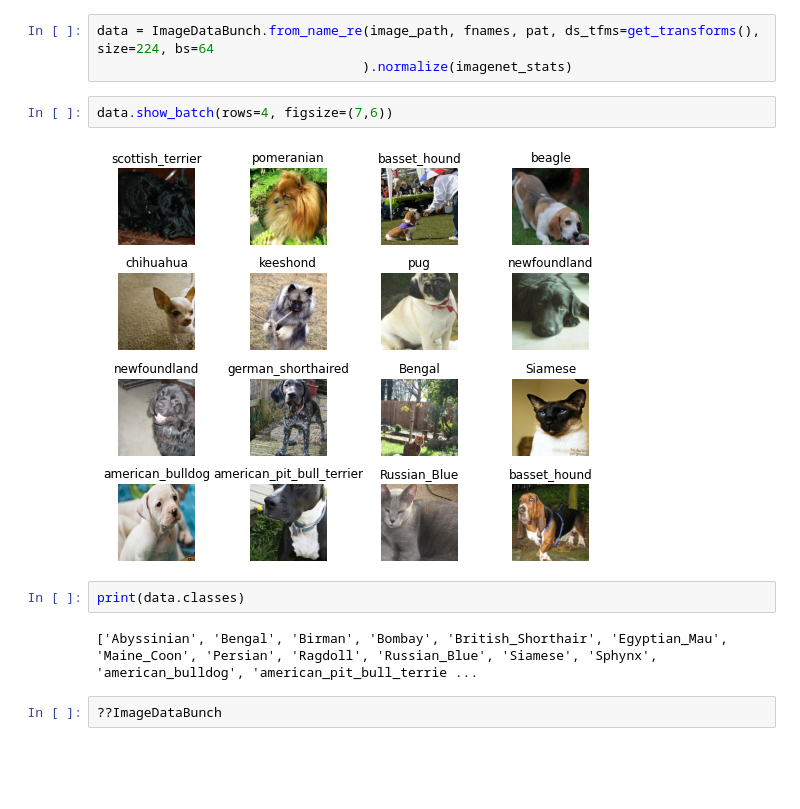
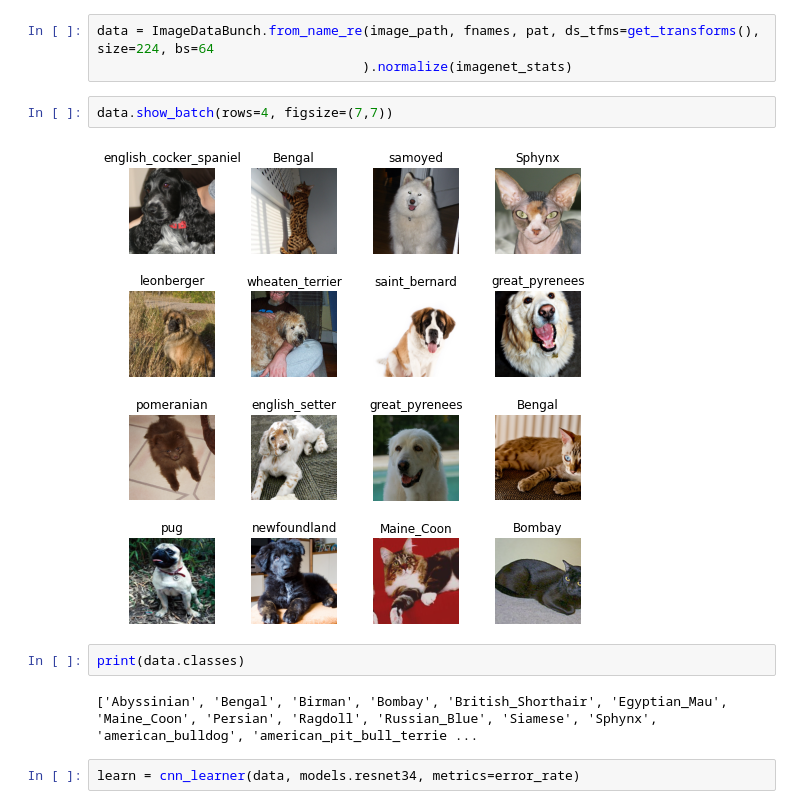
Before and after one commit to patchu-madathil/FastAI, a Jupyter notebook: catsanddogs.ipynb, the cells around one changed output. Saved outputs shown, nothing was run; the diff lists cells and outputs as text; blank space fills up the shorter version.

```diff
--- a/catsanddogs.ipynb
+++ b/catsanddogs.ipynb
@@ -25,12 +28,12 @@ pat = r'/([^/]+)_\d+.jpg$'
 data = ImageDataBunch.from_name_re(image_path, fnames, pat, ds_tfms=get_transforms(), size=224, bs=64
                                   ).normalize(imagenet_stats)
 # %%
-data.show_batch(rows=4, figsize=(7,6))
+data.show_batch(rows=4, figsize=(7,7))
 # %% [output]
-[figure, old version]
+[figure, new version]
 # %%
 print(data.classes)
 # %% [output]
 ['Abyssinian', 'Bengal', 'Birman', 'Bombay', 'British_Shorthair', 'Egyptian_Mau', 'Maine_Coon', 'Persian', 'Ragdoll', 'Russian_Blue', 'Siamese', 'Sphynx', 'american_bulldog', 'american_pit_bull_terrie ...
-# %%
-??ImageDataBunch
+# %%
+learn = cnn_learner(data, models.resnet34, metrics=error_rate)
```
Also changed, not shown: parts of 12 cells of this notebook.
